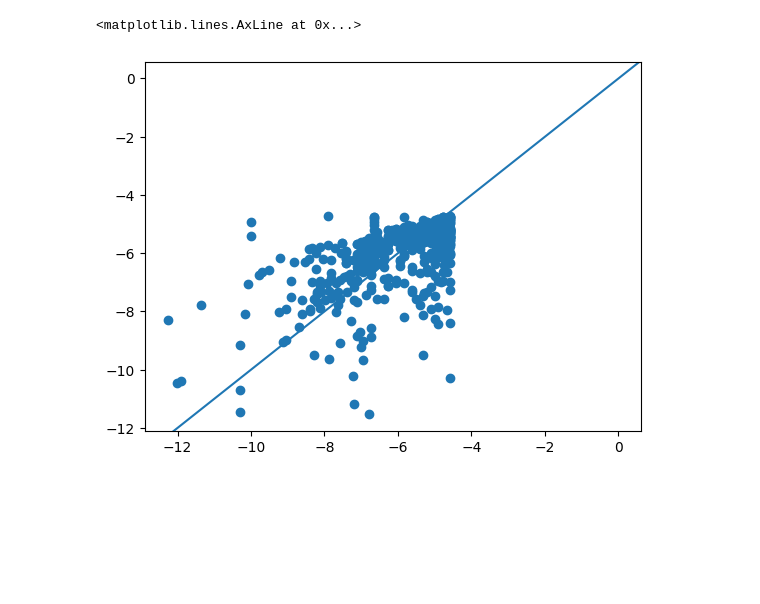
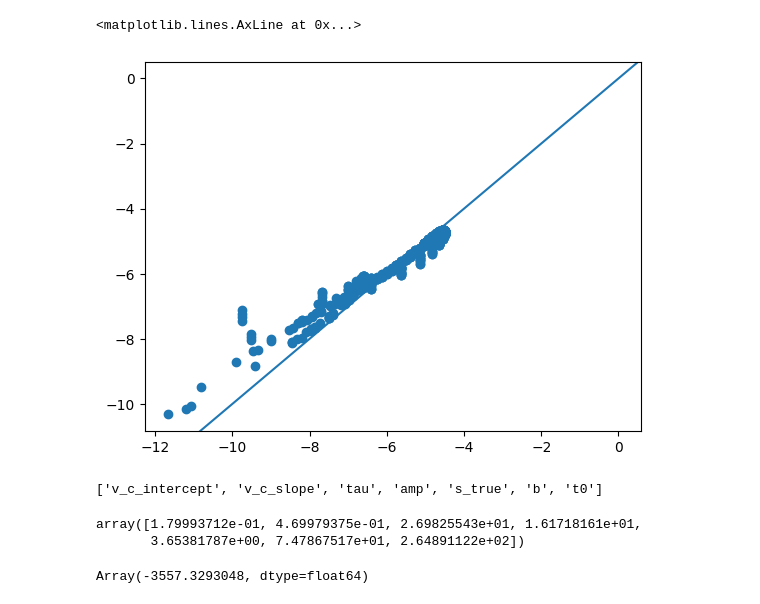
Before and after one commit to maltelueken/neural-race-model-estimation, a Jupyter notebook: nle_single_approx.ipynb, the cells around one changed output. Cells and saved outputs as stored; diff of their text form; code cells hidden in the pictures; blank space fills up the shorter version.

```diff
--- a/nle_single_approx.ipynb
+++ b/nle_single_approx.ipynb
@@ -94,6 +66,6 @@ plt.show()
 # %%
-approximator = keras.saving.load_model("outputs/flow_matching/epochs=10/inference-method=flow_matching/mlp_depth=3/mlp_residual=true/mlp_width=6/model=rdmc_single/checkpoints/model.keras")
-approximator.inference_network.integrate_kwargs["steps"] = 100
+approximator = keras.saving.load_model("outputs/rdmc_single/flow_matching/epochs=20/mlp_depth=3/mlp_residual=true/mlp_width=5/checkpoints/model.keras")
+approximator.inference_network.integrate_kwargs["steps"] = 10
 approximator.inference_network.integrate_kwargs["method"] = "rk45"
 # %%
 def modify_test_data(test_data, idx, acc):
@@ -282,5 +169,7 @@ array([-2.22044605e-16, -1.18754303e-02, -2.38923494e-02, -3.60529363e-02,
 # %%
 p = approximator.log_prob(modify_test_data(test_data, 0, 1)).squeeze()
+# %%
+ll_approximator = LikelihoodApproximator(approximator)
 # %%
 def nle_likelihood(data):
     def modify_test_data(test_data, acc):
@@ -292,7 +181,7 @@ def nle_likelihood(data):
             s = test_data["s_true"]
         else:
             v_c = test_data["v_c_intercept"]
-            s = np.array([4.0])[None, :]
+            s = jnp.array([4.0])[None, :]
 
         test_data_new = test_data | dict(x=rt, v_c=v_c, s=s)
         del test_data_new["v_c_intercept"]
@@ -303,19 +192,16 @@ def nle_likelihood(data):
 
     choice = data["x"][..., 1].squeeze()
 
-    pdf_true = approximator.log_prob(modify_test_data(data, 1)).squeeze()
-    pdf_false = approximator.log_prob(modify_test_data(data, 0)).squeeze()
+    # print(ll_approximator.approximator.adapter(modify_test_data(data, 1))["inference_conditions"][:, 0, :])
+    # print(ll_approximator.approximator.adapter(modify_test_data(data, 0))["inference_conditions"][:, 0, :])
 
-    rt = modify_test_data(data, 1)["x"].squeeze()
-    rt_idx = np.argsort(rt)
+    log_pdf_true, log_sf_true = ll_approximator.log_pdf_sf(modify_test_data(data, 1))
+    log_pdf_false, log_sf_false = ll_approximator.log_pdf_sf(modify_test_data(data, 0))
 
-    _, sf_true = approximate_log_cdf_survival(rt[rt_idx], pdf_true[rt_idx])
-    _, sf_false = approximate_log_cdf_survival(rt[rt_idx], pdf_false[rt_idx])
+    dens_true = log_pdf_true.squeeze() + log_sf_false.squeeze()
+    dens_false = log_pdf_false.squeeze() + log_sf_true.squeeze()
 
-    dens_true = pdf_true + sf_false
-    dens_false = pdf_false + sf_true
+    return jnp.where(choice == 1, dens_true, dens_false)
 
-    return np.where(choice[rt_idx] == 1, dens_true, dens_false)
-
-nle_likelihood(test_data)
+nle_likelihood(test_data).sum()
 # %% [output]
@@ -339,8 +209,12 @@ array([ -5.42202759,  -4.91466716,  -4.72920001,  -5.72184499,
 # %%
 fig, ax = plt.subplots()
 
-ax.scatter(approx_likelihood(test_data)[np.argsort(test_data["x"][0, :, 0])], nle_likelihood(test_data))
+ax.scatter(approx_likelihood(test_data), nle_likelihood(test_data))
 ax.axline((0, 0), slope=1)
 # %% [output]
 <matplotlib.lines.AxLine at 0x...>
-[figure, old version]
+[figure, new version]
+# %%
+param_names
+# %% [output]
+['v_c_intercept', 'v_c_slope', 'tau', 'amp', 's_true', 'b', 't0']
@@ -346,0 +335,9 @@ ax.axline((0, 0), slope=1)
+# %%
+prior_draws
+# %% [output]
+array([1.79993712e-01, 4.69979375e-01, 2.69825543e+01, 1.61718161e+01,
+       3.65381787e+00, 7.47867517e+01, 2.64891122e+02])
+# %%
+ll_fun(jnp.log(prior_draws)).sum()
+# %% [output]
+Array(-3557.3293048, dtype=float64)
```
Also changed, not shown: parts of 22 cells of this notebook, 6 other files.
